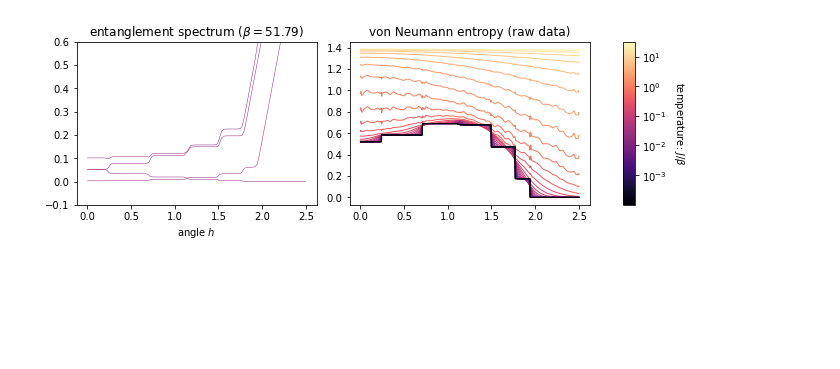
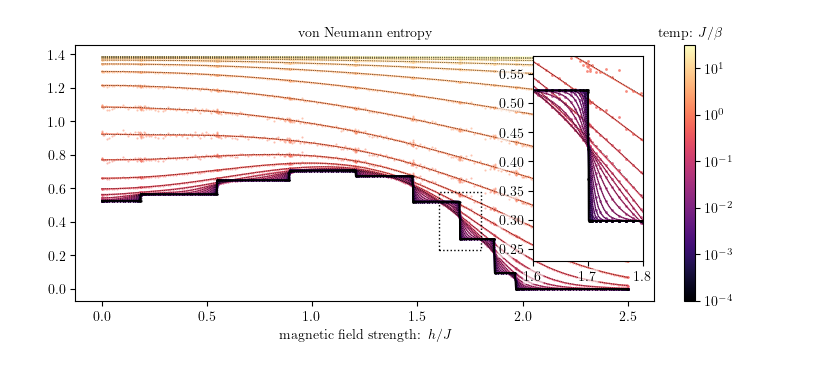
Before and after one commit to tchen-research/faster_partial_trace, a Jupyter notebook: solvable_model/vN_entropy_phase_plot.ipynb, the cells around one changed output. Cells and saved outputs as stored; diff of their text form; code cells hidden in the pictures; blank space fills up the shorter version.

Commit message:
plot for solvable model

```diff
--- a/solvable_model/vN_entropy_phase_plot.ipynb
+++ b/solvable_model/vN_entropy_phase_plot.ipynb
@@ -48,15 +63,20 @@ hs_full = np.linspace(hs[0],hs[-1],500)
 # %%
 n_βs = 30
-βs = np.hstack([[1e5,1e4],1/np.logspace(-3,1.5,n_βs-1)])
+βs = np.hstack([[1e5,1e4],1/np.logspace(-3,1.5,n_βs-2)])
 
-ρ_EVs_all = []
+
 vN_entropy_all = []
 for hi,h in enumerate(hs):
-    Λk,Tr_defl,Θs,Tr_rems_l,Tr_rems_r = out_all[hi]
+
+    (Λk,Tr_defl),(Θs,Tr_rems) = out_all[hi]
     E0 = Λk[0]
 
-    ρ_EVs = get_ρ_EVs_all(Λk,Tr_defl,Θs,Tr_rems_l,Tr_rems_r,E0,βs)
-    ρ_EVs_all.append(ρ_EVs)
+    vN_entropy = get_vN_entropy(Λk,Tr_defl,Θs,Tr_rems,E0,βs)
+    vN_entropy_all.append(vN_entropy)
 
-    vN_entropy = get_vN_entropy(Λk,Tr_defl,Θs,Tr_rems_l,Tr_rems_r,E0,βs)
-    vN_entropy_all.append(vN_entropy)
+hs_full = np.linspace(hs[0],hs[-1],500)
+vN_entropy_true_all = []
+for hi,h in enumerate(hs_full):
+
+    vN_entropy_true = get_vN_entropy_true(h,1,N,βs)
+    vN_entropy_true_all.append(vN_entropy_true)
@@ -63,53 +88,66 @@ for hi,h in enumerate(hs):
 # %%
+
 βs_to_int = lambda β: (np.log10(βs[1]) - np.log10(β)) / (np.log10(βs[1])-np.log10(βs[-1]))
 
-fig,axs = plt.subplots(1,3,figsize=(10,3),gridspec_kw={'width_ratios': [1,1,.05]})
+fig,axs = plt.subplots(1,2,figsize=(8,3.5),gridspec_kw={'width_ratios': [1,.02]})
 
-βidx = 10
-β = βs[βidx]
-c = plt.cm.magma(βs_to_int(β))
-ρ_EVs_all_trim = np.array(ρ_EVs_all)*(np.array(ρ_EVs_all)>0)
-y = -(1/β)*np.log(ρ_EVs_all_trim[:,βidx])
-axs[0].plot(hs,y,color=c,lw=.5)
-axs[0].set_title(fr'entanglement spectrum ($\beta = {β:1.2f}$)')
-axs[0].set_ylim(-.1,.6)
+plt.subplots_adjust(bottom=.15,wspace=.1)
 
-for l,β in enumerate(βs[::-1]):
-    c = (plt.cm.magma(βs_to_int(β)))
+axins = inset_axes(axs[0], "19%","80%", loc='upper right', borderpad=.8) # zoom = 6
+
+
+for l,β in enumerate(βs):
+    c = (plt.cm.magma(βs_to_int(β)) if l>0 else 'k')
+
+    axs[0].plot(hs_full,np.array(vN_entropy_true_all)[:,l],color='k',ls=':',lw=.5)
+    axins.plot(hs_full,np.array(vN_entropy_true_all)[:,l],color='k',ls=':',lw=.5)
 
     # get y values for a single temperature
+    y = np.array(vN_entropy_all)[:,l]
 
-    y = np.array(vN_entropy_all)[:,-l-1]
+    if True or image_type == 'crop':
+        axs[0].plot(hs,y,color=c,ls='None',marker='.',ms=3,alpha=.5,markeredgewidth=0,zorder=-l)
+        axins.plot(hs,y,color=c,ls='None',marker='.',ms=4,alpha=.8,markeredgewidth=0,zorder=-l)
 
-    # if β < 5e0:
-    #     deg = 10
-    #     p = polynomial.chebyshev.Chebyshev.fit(hs,y,deg)
-    #     axs[1].plot(hs_full,p(hs_full),color=c,lw=1)
+    if β < 5e0:
+        deg = 10
+        p = polynomial.chebyshev.Chebyshev.fit(hs,y,deg)
+        axs[0].plot(hs_full,p(hs_full),color=c,lw=1,zorder=-l)
+        axins.plot(hs_full,p(hs_full),color=c,lw=1,zorder=-l)
 
-    # elif β < 5e2:
-    #     tck = sp.interpolate.splrep(hs,y,s=0)
-    #     axs[1].plot(hs_full,sp.interpolate.BSpline(*tck)(hs_full),color=c,lw=1)
-    # else:
-    #     axs[1].plot(hs,y,color=c,lw=1)
-    axs[1].plot(hs,y,color=c,lw=1)
-    axs[1].plot(hs,y,color=c,ls='None',ms=4)
+    elif β < 5e2:
+        tck = sp.interpolate.splrep(hs,y,s=0)
+        axs[0].plot(hs_full,sp.interpolate.BSpline(*tck)(hs_full),color=c,lw=1,zorder=-l)
+        axins.plot(hs_full,sp.interpolate.BSpline(*tck)(hs_full),color=c,lw=1,zorder=-l)
+    else:
+        axs[0].plot(hs,y,color=c,lw=1,zorder=-l)
+        axins.plot(hs,y,color=c,lw=1,zorder=-l)
 
 
 cmap = plt.get_cmap('magma')
 sm = plt.cm.ScalarMappable(cmap=cmap)
 sm.set_array([])
-Ts = np.array([1e-3,1e-2,1e-1,1e0,1e1,1e2])
+Ts = np.array([1e-4,1e-3,1e-2,1e-1,1e0,1e1,1e2])
 cbar = plt.colorbar(sm,ticks=βs_to_int(1/Ts),cax=axs[-1])
 cbar.ax.set_yticklabels([f'$10^{{{int(np.log10(T))}}}$' for T in Ts]);  # vertically oriented colorbar
-axs[-1].set_ylabel('temperature: $J/\\beta$',rotation=-90, labelpad=20)
-for i in range(1):
-    axs[i].set_xlabel(fr'angle $h$')
+axs[-1].set_title('temp: $J/\\beta$',fontsize=10)
 
-# axs[1].set_xlim(2.20,2.4)
-# axs[1].set_ylim(0.7,0.8)
+x1,x2 = 1.6,1.8
+y1,y2 = .23,.58
+# x1,x2 = 1.18,1.23
+# y1,y2 = .66,.72
 
-# axs[1].set_xlim(1.9,2.3)
-# axs[1].set_ylim(1.1,1.2)
+axs[0].add_patch(Rectangle((x1,y1),x2-x1,y2-y1,fill=False,ls=':',zorder=100))
+axins.set_xlim(x1,x2)
+axins.set_ylim(y1,y2)
 
-axs[1].set_title('von Neumann entropy (raw data)')
+bs = mpl.patches.BoxStyle.Round(pad=.1)
+bbox = dict(boxstyle=bs, ec="None", fc="white", alpha=0.6)
+plt.setp(axins.get_xticklabels(), bbox=bbox)
+plt.setp(axins.get_yticklabels(), bbox=bbox)
+
+axs[0].set_xlabel('magnetic field strength: $h/J$')
+axs[0].set_title('von Neumann entropy',fontsize=10)
+
+plt.savefig(f'imgs/vN_phase_exact.pdf',dpi=300)
 # %% [output]
@@ -117 +154 @@ Text(0.5, 1.0, 'von Neumann entropy (raw data)')
-[figure, old version]
+[figure, new version]
```
Also changed, not shown: parts of 11 cells of this notebook.
